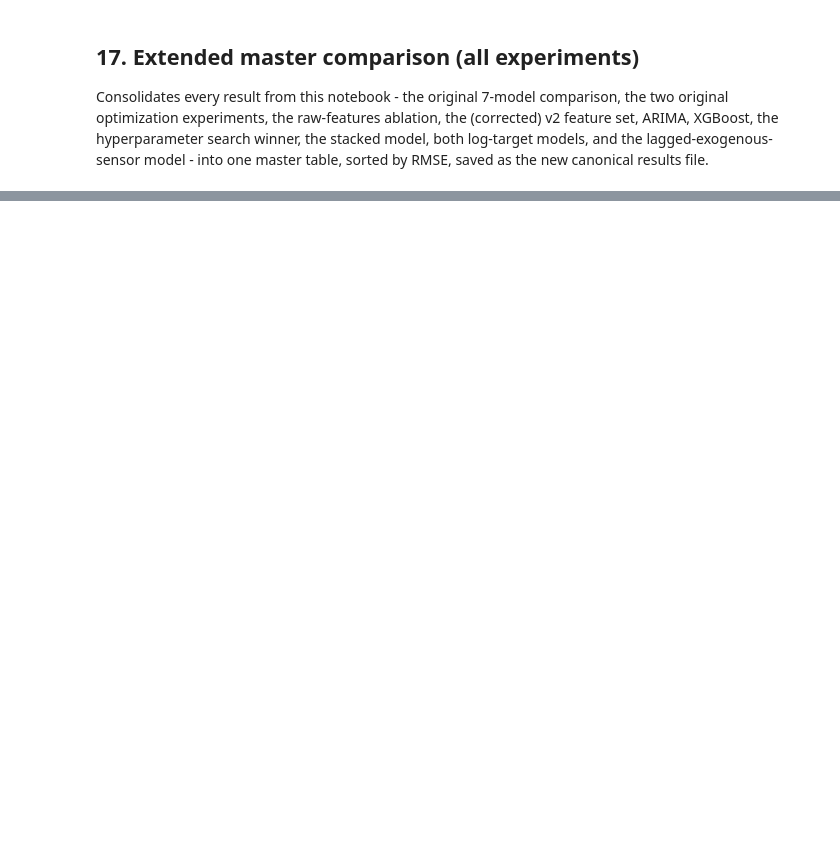
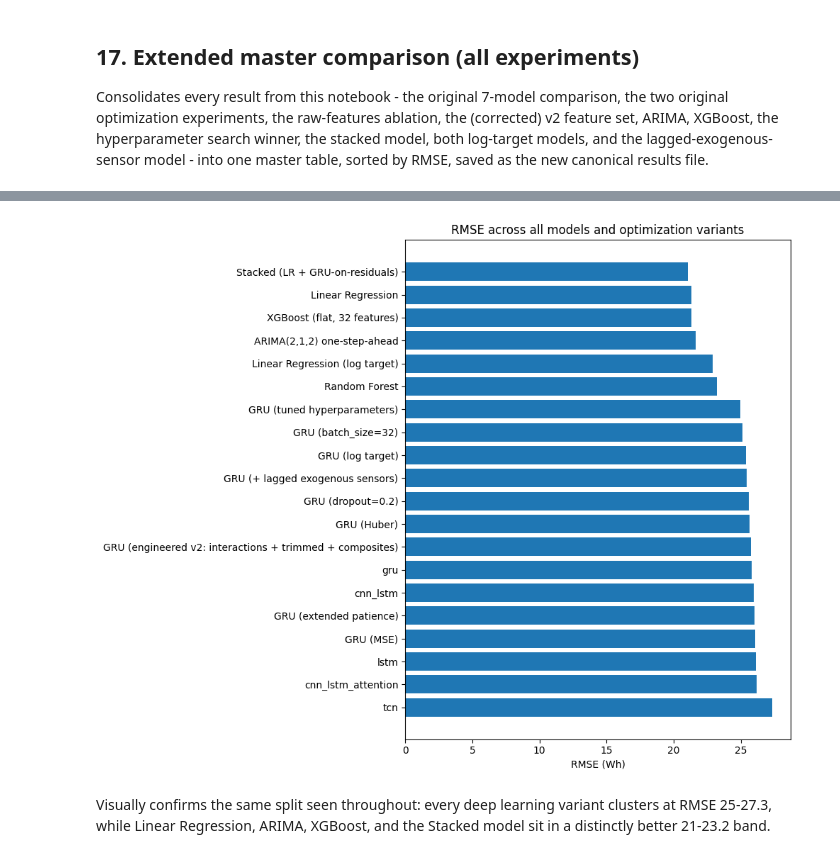
Before and after one commit to Muaadh-Nazly/energy-prediction, a Jupyter notebook: notebooks/05_Optimization_Evaluation.ipynb, the cells around one changed output, grey strips where cells are left out. Saved outputs shown, nothing was run; the diff lists cells and outputs as text; code cells hidden in the pictures; blank space fills up the shorter version.

Commit message:
Close remaining optimization gaps: batch size, dropout rate, metrics chart; add final report

```diff
--- a/notebooks/05_Optimization_Evaluation.ipynb
+++ b/notebooks/05_Optimization_Evaluation.ipynb
@@ -1073,0 +986,15 @@ model here is a hybrid, not a single "best" architecture.
+# %%
+dropout_rates = [0.1, 0.2, 0.3, 0.4, 0.5]
+dropout_results = []
+for dr in dropout_rates:
+    model = get_model("gru", n_features=len(selected_features), dropout=dr)
+    model, history = train_torch_model(
+        model, X_tr_seq, y_tr_seq, X_val_seq, y_val_seq,
+        epochs=20, patience=4, batch_size=64, device=device, verbose=False, seed=42,
+    )
+    entry = {"dropout": dr, "best_val_loss": round(min(history["val_loss"]), 6)}
+    dropout_results.append(entry)
+    print(entry)
+
+dropout_df = pd.DataFrame(dropout_results).sort_values("best_val_loss").reset_index(drop=True)
+dropout_df
@@ -1073,0 +1013,13 @@ model here is a hybrid, not a single "best" architecture.
+# %%
+best_dropout = float(dropout_df.iloc[0]["dropout"])
+model_dr = get_model("gru", n_features=len(selected_features), dropout=best_dropout)
+model_dr, _ = train_torch_model(
+    model_dr, X_tr_seq, y_tr_seq, X_val_seq, y_val_seq,
+    epochs=60, patience=10, batch_size=64, device=device, verbose=True, seed=42,
+)
+
+dropout_test_results = evaluate_torch_model(
+    model_dr, X_test_seq_gru, y_test_seq_gru, target_scaler=target_scaler,
+    model_name=f"GRU (dropout={best_dropout})", device=device,
+)
+dropout_test_results
@@ -1073,0 +1047,7 @@ model here is a hybrid, not a single "best" architecture.
+# %%
+updated_master_comparison = pd.concat(
+    [master_comparison, pd.DataFrame([batch_size_test_results, dropout_test_results])],
+    ignore_index=True,
+).sort_values("RMSE").reset_index(drop=True)
+updated_master_comparison.to_csv("../reports/final_results_table.csv", index=False)
+updated_master_comparison
@@ -1073,0 +1080,14 @@ model here is a hybrid, not a single "best" architecture.
+# %%
+plot_df = updated_master_comparison.sort_values("RMSE", ascending=False).reset_index(drop=True)
+
+fig, ax = plt.subplots(figsize=(10, 8))
+ax.barh(plot_df["model"], plot_df["RMSE"])
+ax.set_xlabel("RMSE (Wh)")
+ax.set_title("RMSE across all models and optimization variants")
+plt.tight_layout()
+plt.savefig("../reports/figures/16_metrics_comparison.png", dpi=150)
+plt.show()
+# %% [output]
+[figure, added]
+# %% [markdown]
+Visually confirms the same split seen throughout: every deep learning variant clusters at RMSE 25-27.3, while Linear Regression, ARIMA, XGBoost, and the Stacked model sit in a distinctly better 21-23.2 band.
```
Also changed, not shown: parts of 32 cells of this notebook, 6 other files.
